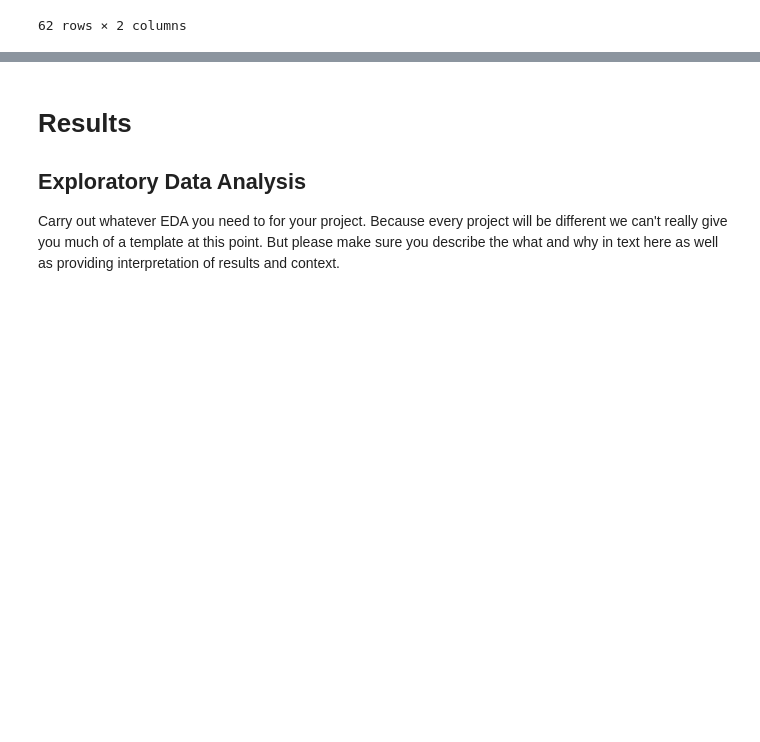
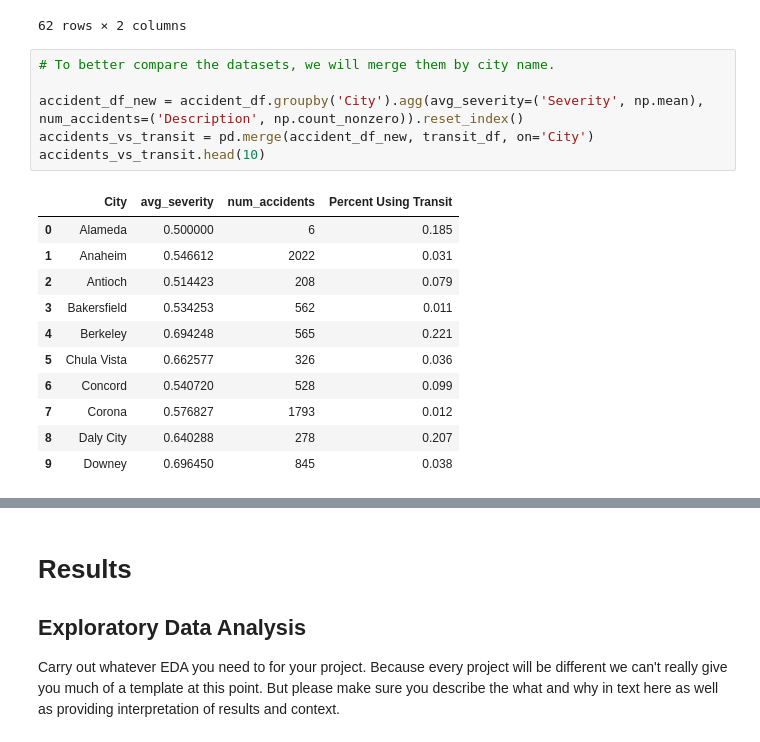
Before and after one commit to COGS108/Group099_WI24, a Jupyter notebook: EDACheckpoint_Group099_WI24.ipynb, the cells around one changed output, grey strips where cells are left out. Saved outputs shown, nothing was run; the diff lists cells and outputs as text; blank space fills up the shorter version.

```diff
--- a/EDACheckpoint_Group099_WI24.ipynb
+++ b/EDACheckpoint_Group099_WI24.ipynb
@@ -164,3 +169,21 @@ transit_df
 | 60 | Visalia | 0.006 |
 | 61 | Napa | 0.005 |
 62 rows × 2 columns
+# %%
+# To better compare the datasets, we will merge them by city name.
+
+accident_df_new = accident_df.groupby('City').agg(avg_severity=('Severity', np.mean), num_accidents=('Description', np.count_nonzero)).reset_index()
+accidents_vs_transit = pd.merge(accident_df_new, transit_df, on='City')
+accidents_vs_transit.head(10)
+# %% [output]
+|  | City | avg_severity | num_accidents | Percent Using Transit |
+| 0 | Alameda | 0.500000 | 6 | 0.185 |
+| 1 | Anaheim | 0.546612 | 2022 | 0.031 |
+| 2 | Antioch | 0.514423 | 208 | 0.079 |
+| 3 | Bakersfield | 0.534253 | 562 | 0.011 |
+| 4 | Berkeley | 0.694248 | 565 | 0.221 |
+| 5 | Chula Vista | 0.662577 | 326 | 0.036 |
+| 6 | Concord | 0.540720 | 528 | 0.099 |
+| 7 | Corona | 0.576827 | 1793 | 0.012 |
+| 8 | Daly City | 0.640288 | 278 | 0.207 |
+| 9 | Downey | 0.696450 | 845 | 0.038 |
```
Also changed, not shown: parts of 7 cells of this notebook.
